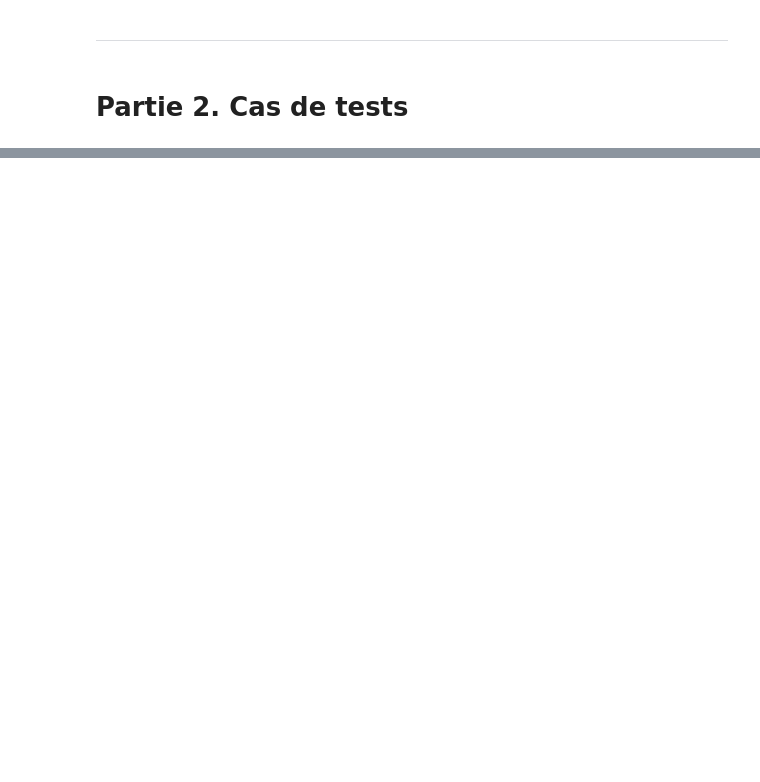
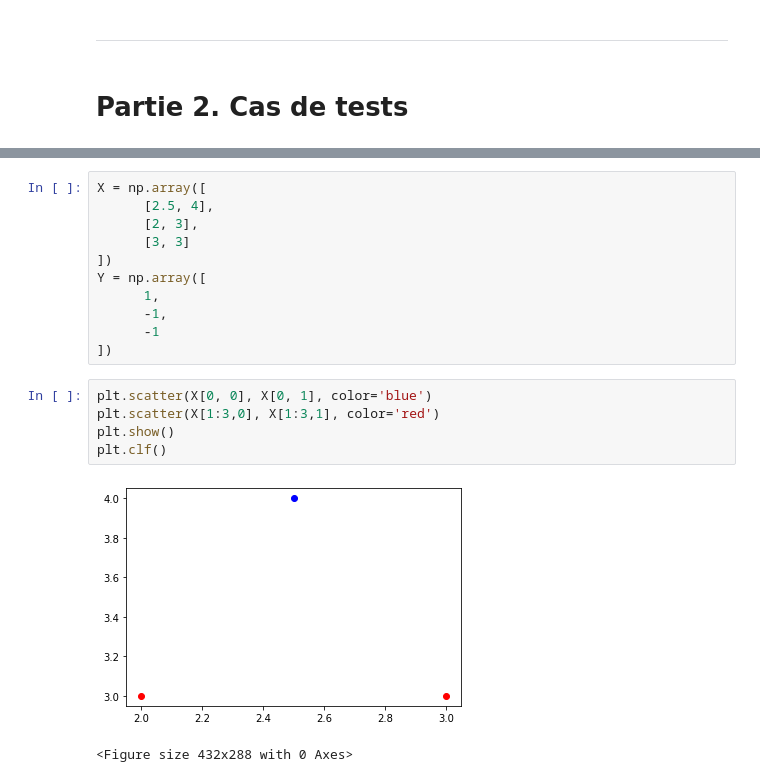
Before and after one commit to Levorilh/ml_python, a Jupyter notebook: rapport.ipynb, the cells around one changed output, grey strips where cells are left out. Drawn from its saved outputs; the diff is of its cells as text; blank space fills up the shorter version.

```diff
--- a/rapport.ipynb
+++ b/rapport.ipynb
@@ -437,0 +453,19 @@ Model parameters: epochs=10000000, img_size=(8, 8), input_dim=[8] -- Train acc:
+# %%
+X = np.array([
+      [2.5, 4],
+      [2, 3],
+      [3, 3]
+])
+Y = np.array([
+      1,
+      -1,
+      -1
+])
+# %%
+plt.scatter(X[0, 0], X[0, 1], color='blue')
+plt.scatter(X[1:3,0], X[1:3,1], color='red')
+plt.show()
+plt.clf()
+# %% [output]
+[figure, added]
+<Figure size 432x288 with 0 Axes>
```
Also changed, not shown: parts of 138 cells of this notebook, 3 other files.
